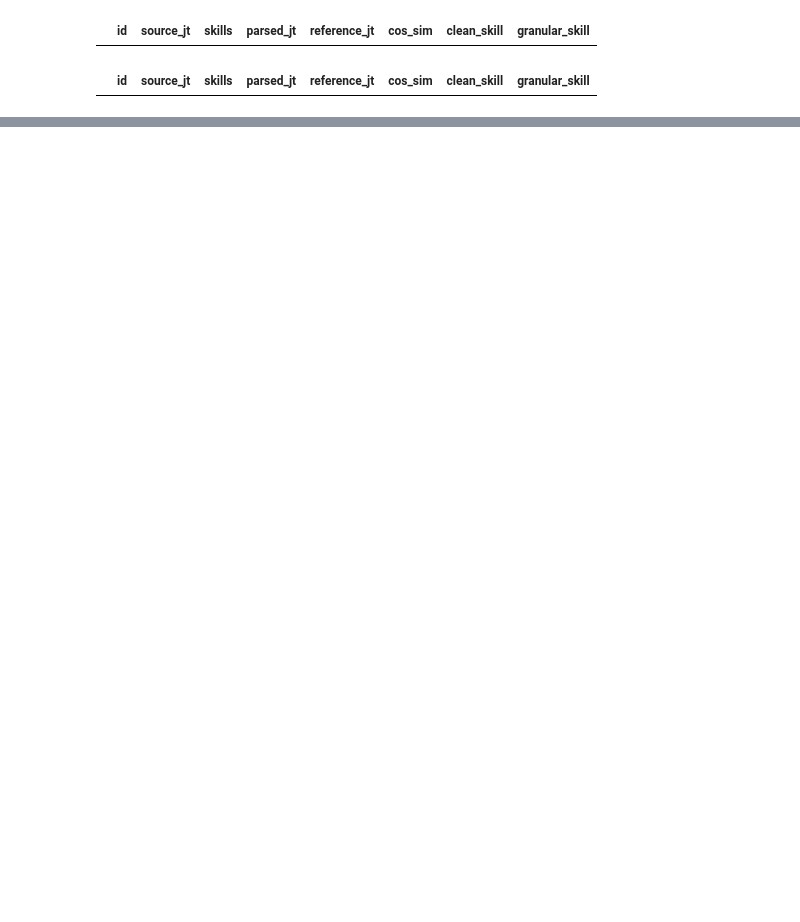
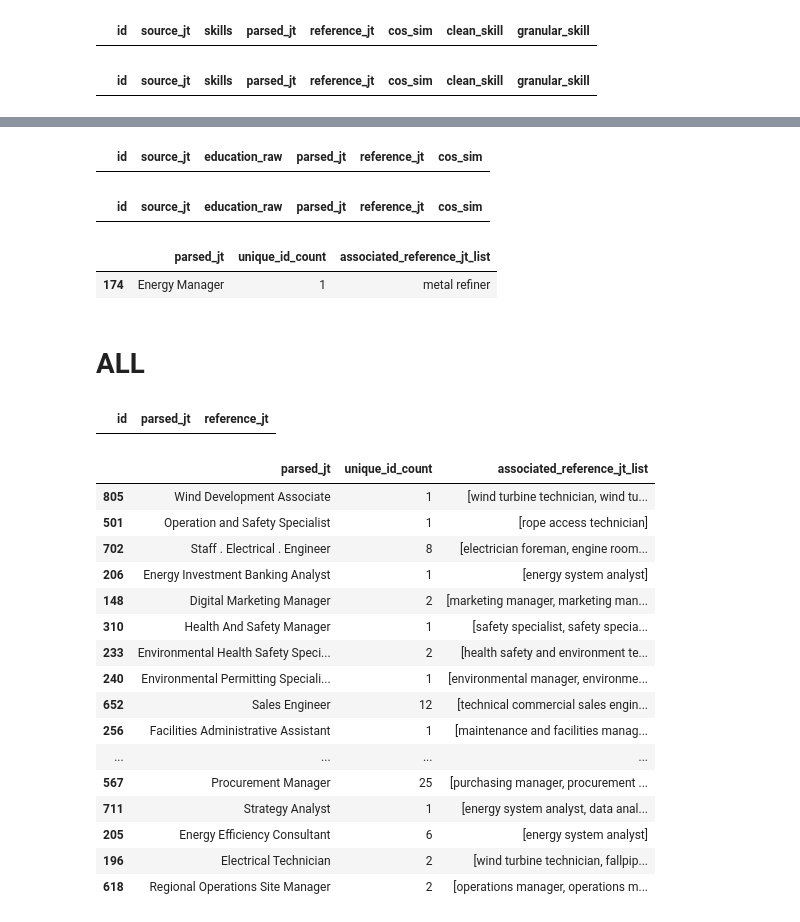
Before and after one commit to juanignaciosolerno/juliusedu, a Jupyter notebook: notebooks/nrel.ipynb, the cells around one changed output, grey strips where cells are left out. Drawn from its saved outputs; the diff is of its cells as text; code cells hidden in the pictures; blank space fills up the shorter version.

Commit message:
update nrel notebook

```diff
--- a/notebooks/nrel.ipynb
+++ b/notebooks/nrel.ipynb
@@ -59,0 +56,4 @@ grouped_df.to_csv(path,index=False)
+# %%
+path = '/Users/juanignaciosolerno/Downloads/julius/datasets/nrel_august_all_data_for_certifications_models_granular.csv'
+df2 = pd.read_csv(path,dtype='str')
+df2.sample()
@@ -59,0 +64,2 @@ grouped_df.to_csv(path,index=False)
+# %%
+df2 = df2[~(df2['reference_jt'].str.len() == 1)]
@@ -59,0 +81,4 @@ grouped_df.to_csv(path,index=False)
+# %%
+path = '/Users/juanignaciosolerno/Downloads/julius/datasets/nrel_august_data_for_education.csv'
+df3 = pd.read_csv(path,dtype='str')
+df3.sample(3)
@@ -59,0 +90,18 @@ grouped_df.to_csv(path,index=False)
+# %%
+df3[(df3['education_raw']=='') | (df3['education_raw'].isna())]
+# %% [output]
+|  | id | source_jt | education_raw | parsed_jt | reference_jt | cos_sim |
+# %%
+df3[(df3['reference_jt'].str.len() == 1)]
+# %% [output]
+|  | id | source_jt | education_raw | parsed_jt | reference_jt | cos_sim |
+# %%
+grouped_df3 = df3.groupby('parsed_jt').agg(
+    unique_id_count=('id', 'nunique'),
+    associated_reference_jt_list=('reference_jt', lambda x: list(x.unique()))
+).reset_index()
+grouped_df3['associated_reference_jt_list'] = grouped_df3['associated_reference_jt_list'].apply(lambda x: ','.join(x))
+grouped_df3.sample()
+# %% [output]
+|  | parsed_jt | unique_id_count | associated_reference_jt_list |
+| 174 | Energy Manager | 1 | metal refiner |
@@ -59,0 +111,37 @@ grouped_df.to_csv(path,index=False)
+# %% [markdown]
+# ALL
+# %%
+df_final = pd.concat(
+    [df[['id','parsed_jt','reference_jt']].drop_duplicates(),
+     df2[['id','parsed_jt','reference_jt']].drop_duplicates(),
+     df3[['id','parsed_jt','reference_jt']].drop_duplicates()]
+).drop_duplicates().reset_index(drop=True)
+# %%
+df_final[df_final['reference_jt'].str.len() == 1]
+# %% [output]
+|  | id | parsed_jt | reference_jt |
+# %%
+grouped_df_final= df_final.groupby('parsed_jt').agg(
+    unique_id_count=('id', 'nunique'),
+    associated_reference_jt_list=('reference_jt', lambda x: list(x.unique()))
+).reset_index()
+grouped_df_final['associated_reference_jt_list'] = grouped_df_final['associated_reference_jt_list'].apply(lambda x: [item.lower() for item in x])
+grouped_df_final.sample(20)
+# %% [output]
+|  | parsed_jt | unique_id_count | associated_reference_jt_list |
+| 805 | Wind Development Associate | 1 | [wind turbine technician, wind tu... |
+| 501 | Operation and Safety Specialist | 1 | [rope access technician] |
+| 702 | Staff . Electrical . Engineer | 8 | [electrician foreman, engine room... |
+| 206 | Energy Investment Banking Analyst | 1 | [energy system analyst] |
+| 148 | Digital Marketing Manager | 2 | [marketing manager, marketing man... |
+| 310 | Health And Safety Manager | 1 | [safety specialist, safety specia... |
+| 233 | Environmental Health Safety Speci... | 2 | [health safety and environment te... |
+| 240 | Environmental Permitting Speciali... | 1 | [environmental manager, environme... |
+| 652 | Sales Engineer | 12 | [technical commercial sales engin... |
+| 256 | Facilities Administrative Assistant | 1 | [maintenance and facilities manag... |
+| ... | ... | ... | ... |
+| 567 | Procurement Manager | 25 | [purchasing manager, procurement ... |
+| 711 | Strategy Analyst | 1 | [energy system analyst, data anal... |
+| 205 | Energy Efficiency Consultant | 6 | [energy system analyst] |
+| 196 | Electrical Technician | 2 | [wind turbine technician, fallpip... |
+| 618 | Regional Operations Site Manager | 2 | [operations manager, operations m... |
```
Also changed, not shown: parts of 15 cells of this notebook.
